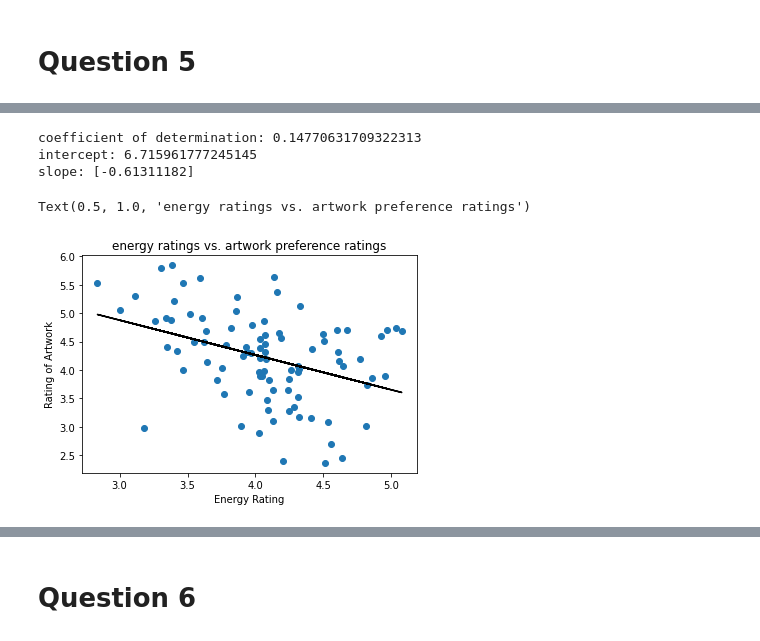
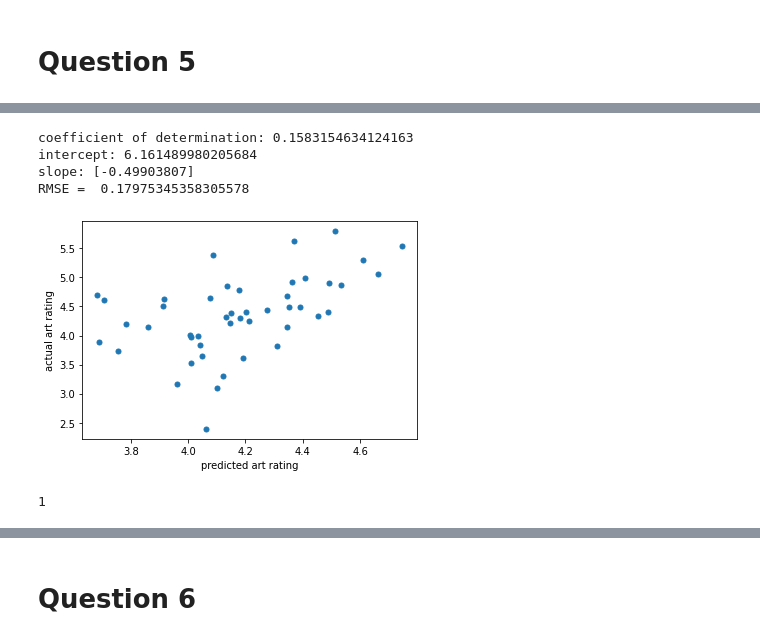
Before and after one commit to 0vv0xtt/0vv0xtt, a Jupyter notebook: DS_Capstone.ipynb, the cells around one changed output, grey strips where cells are left out. Drawn from its saved outputs; the diff is of its cells as text; code cells hidden in the pictures.

```diff
--- a/DS_Capstone.ipynb
+++ b/DS_Capstone.ipynb
@@ -125,10 +175,37 @@ Text(0, 0.5, 'rating on art work')
+# %%
+# split into train and test
+
+x=energy.reshape(-1,1)
+y=rating1
+
+x_train,x_test,y_train,y_test = train_test_split(x,y, train_size = 0.5, test_size=0.5)
+x=x_train
+y=y_train
+regr = LinearRegression()
+regr.fit(x_train,y_train)
+r_sq = regr.score(x_train, y_train)
+
+beta= regr.coef_
+yInt = regr.intercept_
+yHat =beta*x_test+yInt
+rmse = np.sqrt(np.mean(yHat-y_test)**2)
+plt.plot(yHat,y_test,'o',markersize=5)
+plt.xlabel('predicted art rating')
+plt.ylabel('actual art rating')
+plt.title('')
+
+print(f"coefficient of determination: {r_sq}")
+print(f"intercept: {regr.intercept_}")
+print(f"slope: {regr.coef_}")
+print("RMSE = ", rmse)
+# %% [output]
+coefficient of determination: 0.1583154634124163
+intercept: 6.161489980205684
+slope: [-0.49903807]
+RMSE =  0.17975345358305578
+[figure, added]
 # %%
-import statsmodels.api as sm
-from sklearn.linear_model import LinearRegression
-energy = npdata[:,91:182].mean(axis=0)
-rating1=rating.mean()
-x=energy.reshape((-1, 1))
-y=rating1
+''' previous model
 model = LinearRegression().fit(x, y)
 r_sq = model.score(x, y)
 print(f"coefficient of determination: {r_sq}")
@@ -145,9 +222,6 @@ plt.xlabel('Energy Rating') #Suitable x-axis label
 plt.ylabel('Rating of Artwork') #Suitable y-axis label
 plt.title('r = {:.3f}'.format(r[0,1]))
 plt.title("energy ratings vs. artwork preference ratings")
+'''
 # %% [output]
-coefficient of determination: 0.14770631709322313
-intercept: 6.715961777245145
-slope: [-0.61311182]
+1
-Text(0.5, 1.0, 'energy ratings vs. artwork preference ratings')
-[figure, removed]
```
Also changed, not shown: parts of 30 cells of this notebook.
